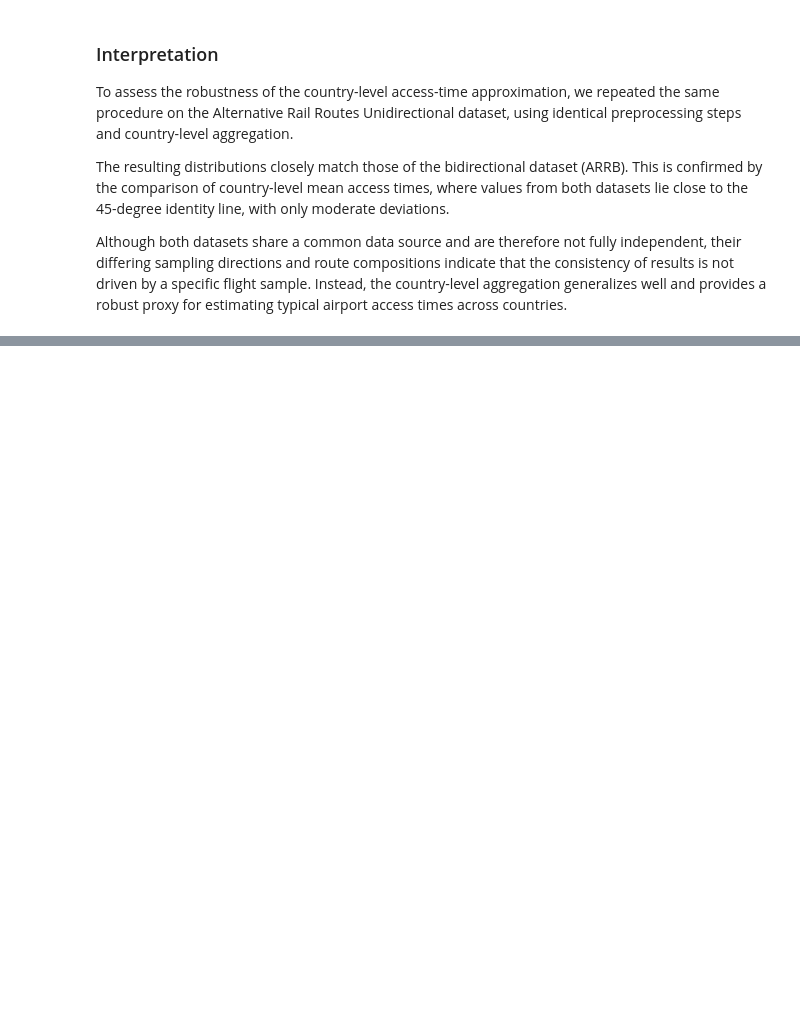
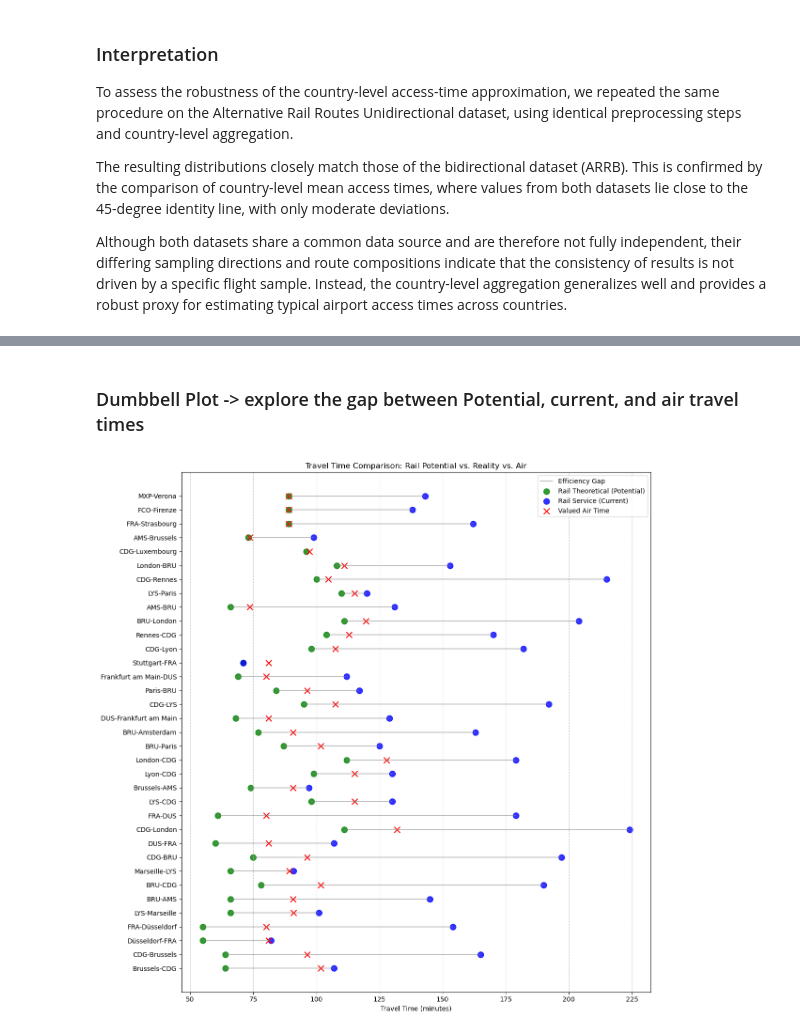
Before and after one commit to PhilippS01/ExDEx-A2, a Jupyter notebook: src/Final_Notebook.ipynb, the cells around one changed output, grey strips where cells are left out. Saved outputs shown, nothing was run; the diff lists cells and outputs as text; code cells hidden in the pictures; blank space fills up the shorter version.

```diff
--- a/src/Final_Notebook.ipynb
+++ b/src/Final_Notebook.ipynb
@@ -851,0 +1148,27 @@ Although both datasets share a common data source and are therefore not fully in
+# %%
+# Load mapping and apply
+
+map_df = pd.read_csv(os.path.join(data_path,'Airport_Country_Map.csv',))
+exact_matches = map_df[map_df['Type'] == 'Exact Match'].set_index('Airport_Name')['Country'].to_dict()
+keyword_matches = map_df[map_df['Type'] == 'Keyword Match'][['Airport_Name', 'Country']].values.tolist()
+
+# helper function
+def get_country_from_map(name):
+    if not isinstance(name, str):
+        return "Unknown"
+    name = name.strip()
+    if name in exact_matches:
+        return exact_matches[name]
+    for keyword, country in keyword_matches:
+        if keyword in name:
+            return country
+
+    return "Unknown"
+
+analysis_df['Origin Country'] = analysis_df['Origin'].apply(get_country_from_map)
+analysis_df['Destination Country'] = analysis_df['Destination'].apply(get_country_from_map)
+
+unknowns = analysis_df[(analysis_df['Origin Country'] == 'Unknown') | (analysis_df['Destination Country'] == 'Unknown')]
+if not unknowns.empty:
+    print("Warning: Some locations still unknown:")
+    print(unknowns[['Origin', 'Destination']].head())
@@ -851,0 +1228,20 @@ Although both datasets share a common data source and are therefore not fully in
+# %% [markdown]
+### Dumbbell Plot -> explore the gap between Potential, current, and air travel times
+# %%
+plot_df = analysis_df[['Route Name', 'Origin Country', 'Rail Theoretical Travel Time', 'Rail Service Travel Time', 'Valued Air Travel Time', 'Theoretical Time Difference', 'Service Time Difference']].copy()
+plot_df.sort_values('Theoretical Time Difference', ascending=False, inplace=True)
+
+plt.figure(figsize=(12, 12))
+plt.hlines(y=plot_df['Route Name'], xmin=plot_df['Rail Theoretical Travel Time'], xmax=plot_df['Rail Service Travel Time'], color='grey', alpha=0.5, label='Efficiency Gap')
+
+plt.scatter(plot_df['Rail Theoretical Travel Time'], plot_df['Route Name'], color='green', label='Rail Theoretical (Potential)', s=80, alpha=0.8)
+plt.scatter(plot_df['Rail Service Travel Time'], plot_df['Route Name'], color='blue', label='Rail Service (Current)', s=80, alpha=0.8)
+plt.scatter(plot_df['Valued Air Travel Time'], plot_df['Route Name'], color='red', marker='x', label='Valued Air Time', s=80)
+
+plt.xlabel('Travel Time (minutes)')
+plt.title('Travel Time Comparison: Rail Potential vs. Reality vs. Air')
+plt.legend()
+plt.grid(axis='x', linestyle='--', alpha=0.7)
+plt.tight_layout()
+# %% [output]
+[figure, added]
```
Also changed, not shown: parts of 41 cells of this notebook, 1 other file.
